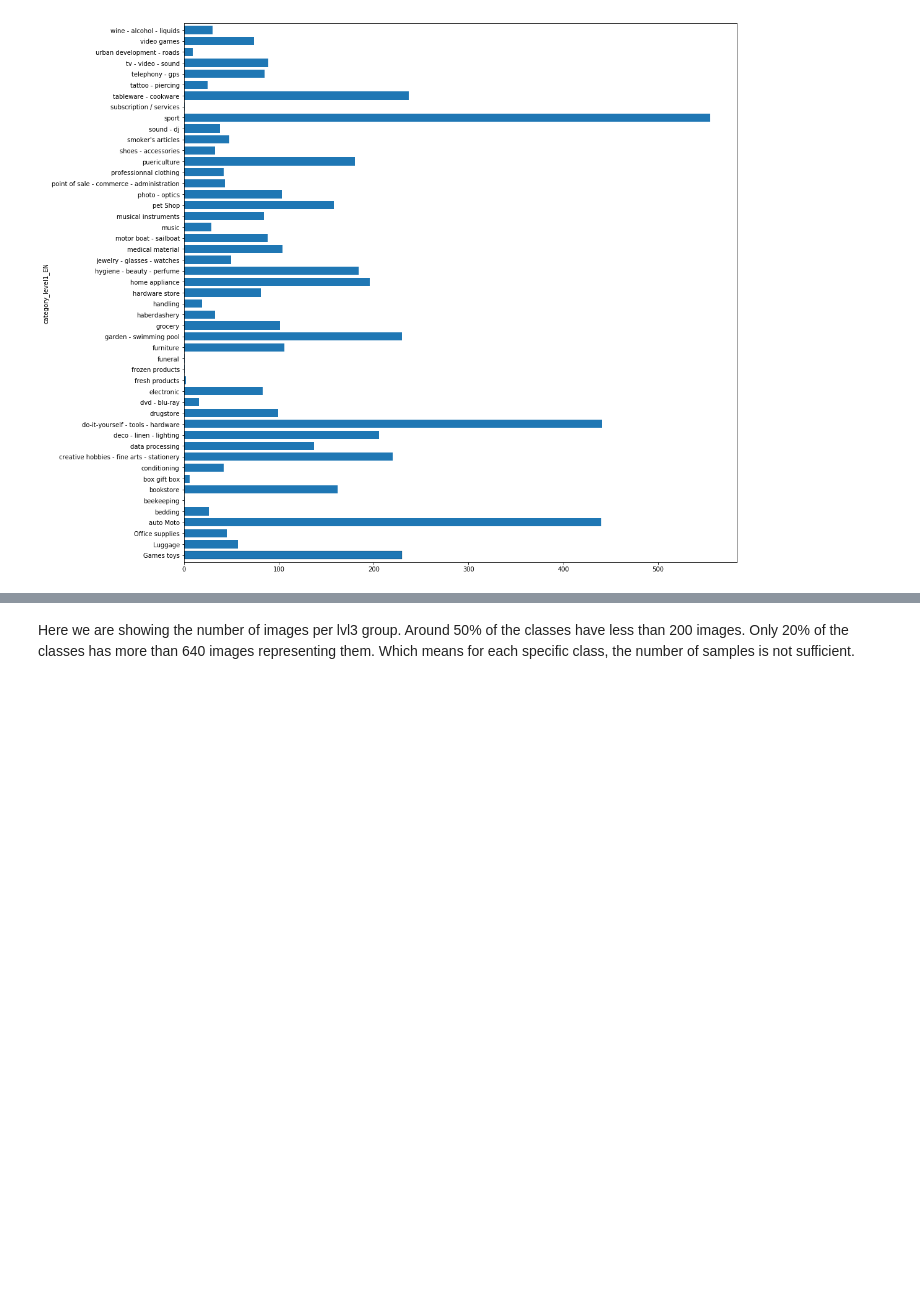
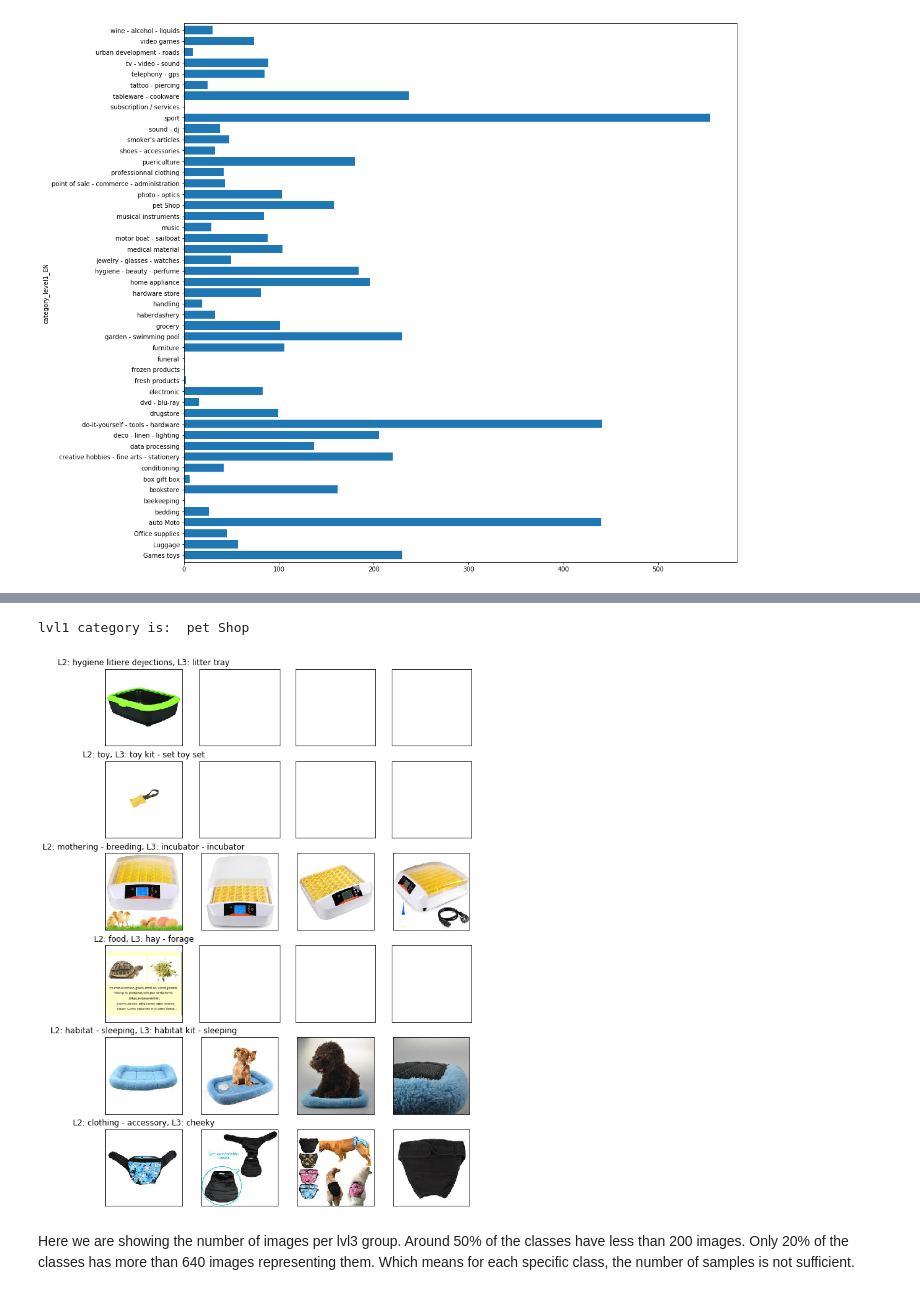
Before and after one commit to liux13/Kaggle_Cdiscount_Image_Classification, a Jupyter notebook: Project2.ipynb, the cells around one changed output, grey strips where cells are left out. Saved outputs shown, nothing was run; the diff lists cells and outputs as text; code cells hidden in the pictures; blank space fills up the shorter version.

```diff
--- a/Project2.ipynb
+++ b/Project2.ipynb
@@ -204,3 +222,23 @@ lvl2 category is:  boat engine part - outboard engine part
+# %%
+lvl1_str = np.random.choice(categories_df.category_level1.unique())
+
+num_items = 6
+fig, axes = subplots(num_items, 4)
+fig.set_size_inches(2.5 * 4, 2.5*num_items)
+
+print "lvl1 category is: ", translator.translate(lvl1_str.lower(), src='fr').text
+for row in range(num_items):
+    pic, lvl2_text, lvl3_text = plot_lvl_products('category_level1', lvl1_str)
+    axes[row, 0].set_title('L2: {}, L3: {}'.format(lvl2_text, lvl3_text))
+    for col in range(4):
+        axes[row, col].set_xticks([])
+        axes[row, col].set_yticks([])
+        sca(axes[row, col])
+        if (col < len(pic)):
+            imshow(pic[col])
+# %% [output]
+lvl1 category is:  pet Shop
+[figure, added]
 # %% [markdown]
 Here we are showing the number of images per lvl3 group. Around 50% of the classes have less than 200 images. Only 20% of the classes has more than 640 images representing them. Which means for each specific class, the number of samples is not sufficient.
 # %%
```
Also changed, not shown: parts of 46 cells of this notebook, 13 other files.
